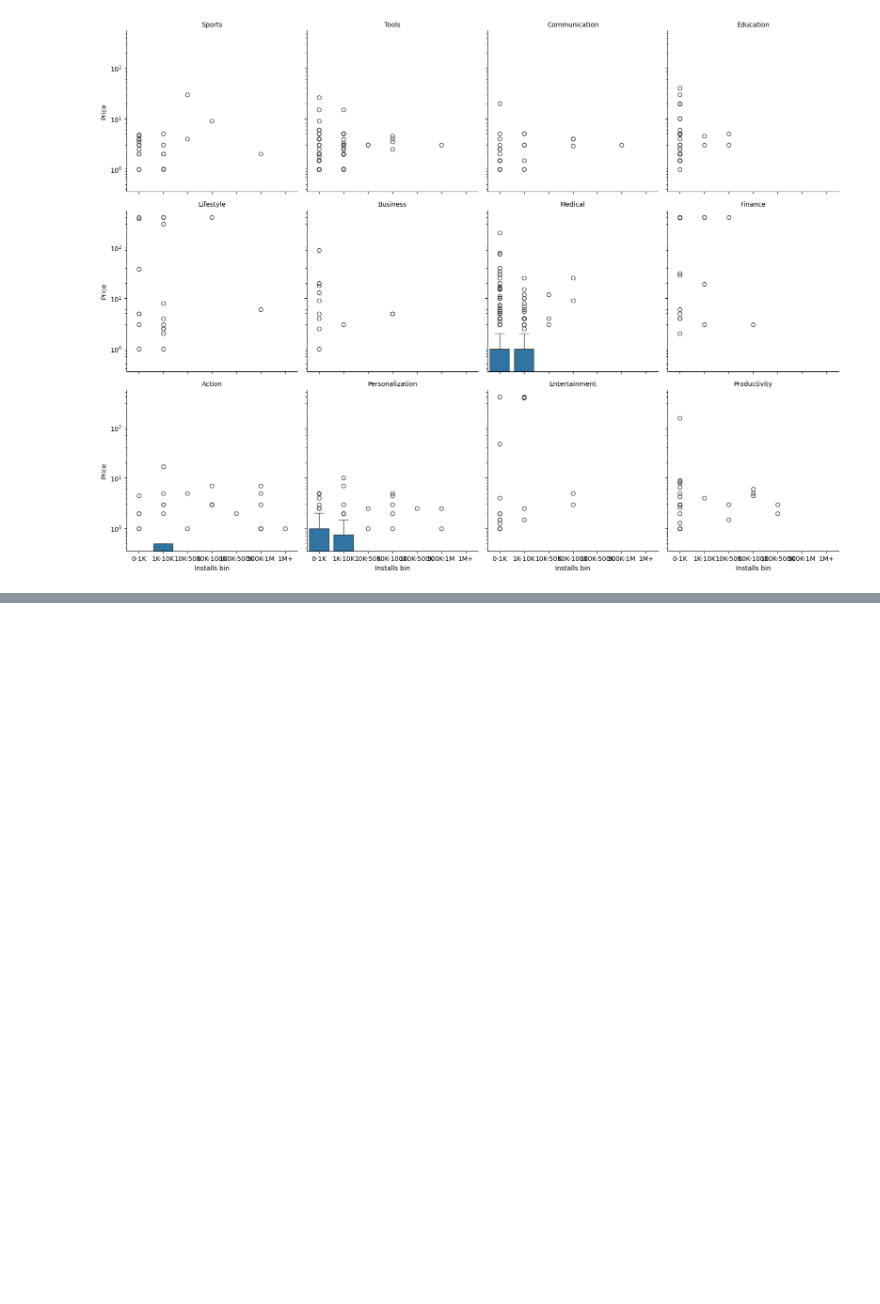
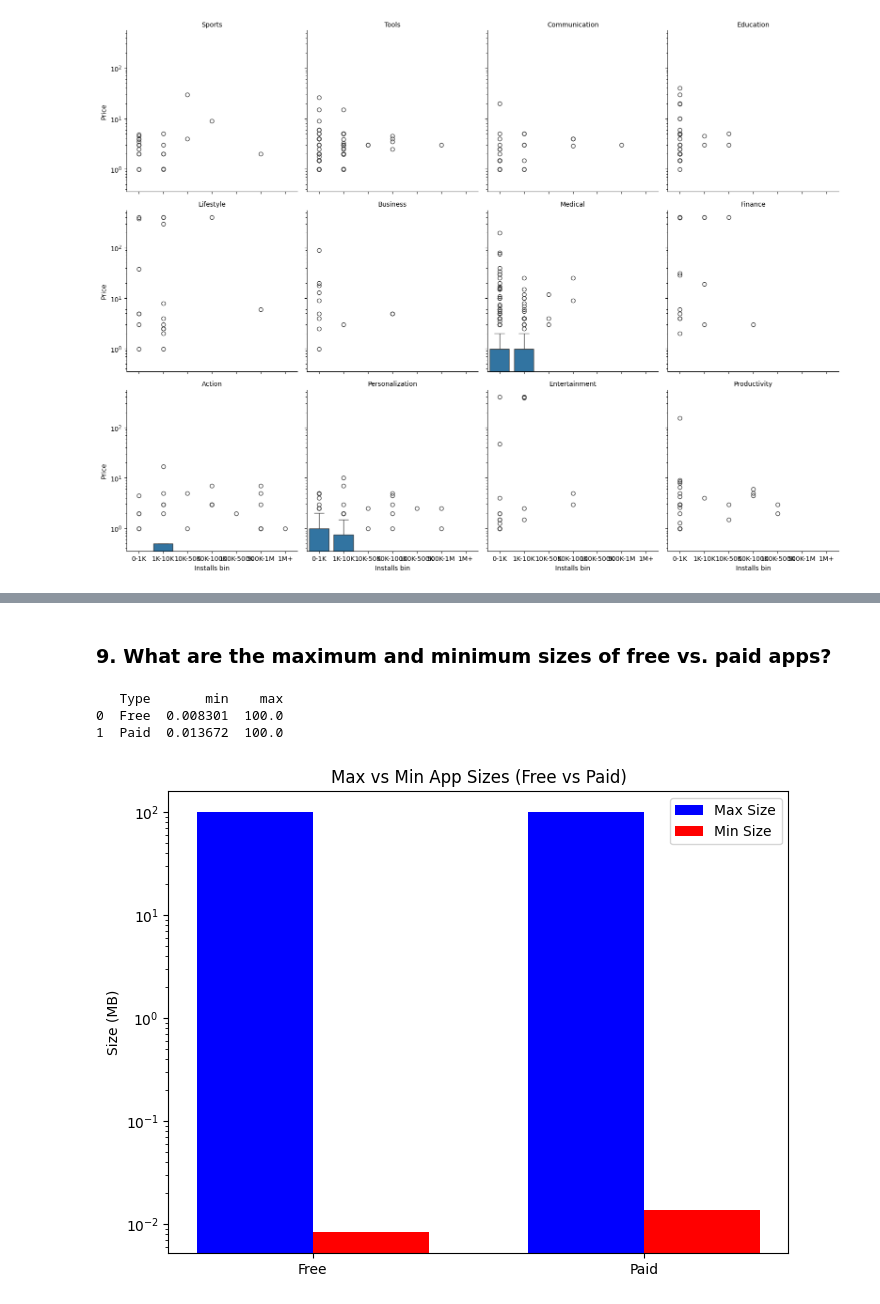
Before and after one commit to mennaomar97/google-playstore-data-preprocessing, a Jupyter notebook: preprocessing_project.ipynb, the cells around one changed output, grey strips where cells are left out. Saved outputs shown, nothing was run; the diff lists cells and outputs as text; code cells hidden in the pictures; blank space fills up the shorter version.

```diff
--- a/preprocessing_project.ipynb
+++ b/preprocessing_project.ipynb
@@ -1363,0 +1430,27 @@ plt.show()
+# %% [markdown]
+### 9. What are the maximum and minimum sizes of free vs. paid apps?
+# %%
+# calculate the max and min size for each paid and free apps
+size_stats = df.groupby('Type')['SizeMB'].agg(['min', 'max']).reset_index()
+print(size_stats)
+# %% [output]
+   Type       min    max
+0  Free  0.008301  100.0
+1  Paid  0.013672  100.0
+# %%
+plt.figure(figsize=(8,6))
+
+x = np.arange(len(size_stats['Type']))
+width = 0.35
+
+plt.bar(x - width/2, size_stats['max'], width, label='Max Size', color='blue')
+plt.bar(x + width/2, size_stats['min'], width, label='Min Size', color='red')
+
+plt.yscale('log')
+plt.xticks(x, size_stats['Type'])
+plt.title('Max vs Min App Sizes (Free vs Paid)')
+plt.ylabel('Size (MB)')
+plt.legend()
+plt.show()
+# %% [output]
+[figure, added]
```
Also changed, not shown: parts of 18 cells of this notebook, 1 other file.
